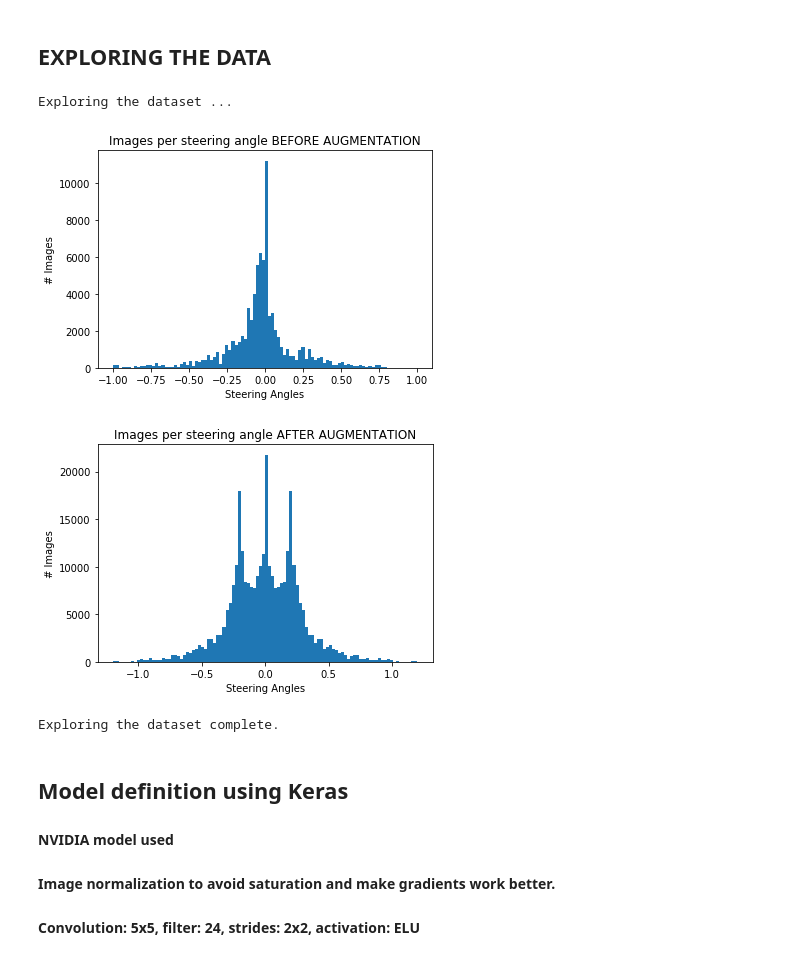
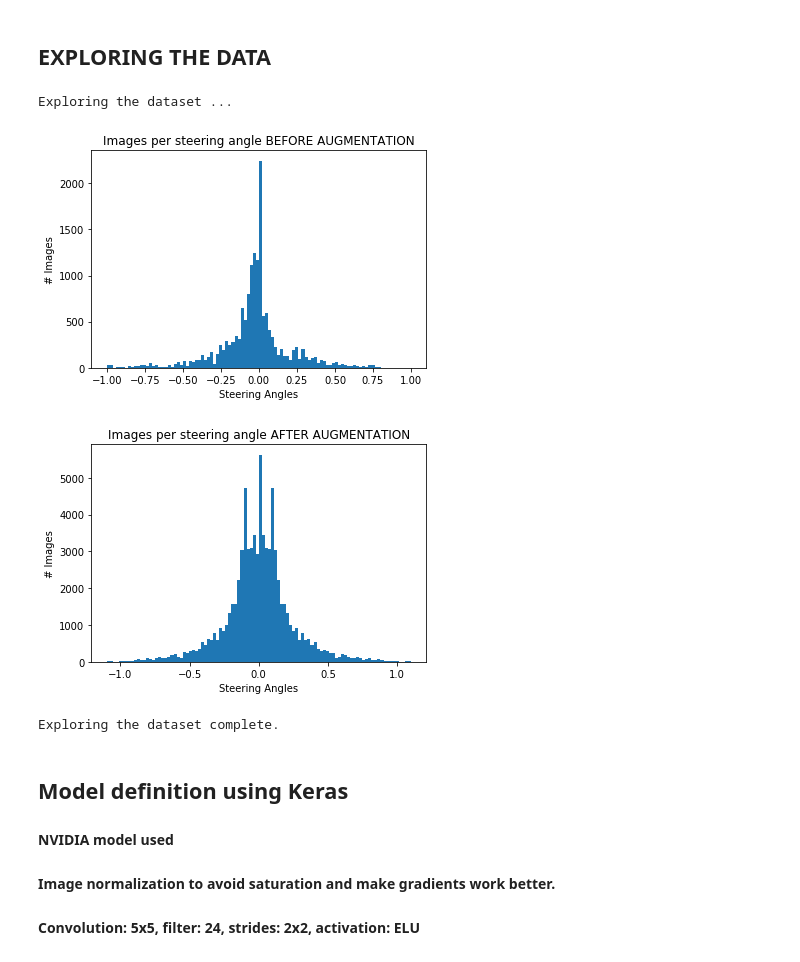
Before and after one commit to cristianku/CarND-Behavioral-Cloning-Project3, a Jupyter notebook: model.ipynb, the cells around one changed output. Drawn from its saved outputs; the diff is of its cells as text; code cells hidden in the pictures.

```diff
--- a/model.ipynb
+++ b/model.ipynb
@@ -120,14 +118,12 @@ np.array(samples_list).shape
 
 #### Adding previous images with the CURRENT steering angle
 # %%
-print ("Creating recurrent data")
-samples_list_recurrent = []
-for i,line in enumerate(samples_list):
-  if i% 1000 == 0 and i> 0 : print(".. recurrent data processed {}".format(i))
-  for ix in range( max(i-1,0), max(i-5,0), -1):
-      current_steering_angle = line[3]
+# print ("Creating recurrent data")
+# samples_list_recurrent = []
+# for i,line in enumerate(samples_list):
+#   if i% 1000 == 0 and i> 0 : print(".. recurrent data processed {}".format(i))
+#   for ix in range( max(i-1,0), max(i-5,0), -1):
+#       current_steering_angle = line[3]
 
-      samples_list_recurrent.append([samples_list[ix][0] ,samples_list[ix][1] ,samples_list[ix][2] ,line[3]])
-#       samples_list_recurrent.append([1,1,1,.1])
-
-print ("\nNew recurrent samples created {}".format(len(samples_list_recurrent)))
+#       samples_list_recurrent.append([samples_list[ix][0] ,samples_list[ix][1] ,samples_list[ix][2] ,line[3]])
+# print ("\nNew recurrent samples created {}".format(len(samples_list_recurrent)))
@@ -153,5 +130,5 @@ New recurrent samples created 63622
 # %% [markdown]
 ### Appending recurrent data to sample list
 # %%
-samples_list = samples_list + samples_list_recurrent
-print ("\nTotal samples including recurrent {}".format(len(samples_list)))
+# samples_list = samples_list + samples_list_recurrent
+# print ("\nTotal samples including recurrent {}".format(len(samples_list)))
@@ -163,9 +138,9 @@ Total samples including recurrent 79531
 from random import shuffle
 shuffle(samples_list)
 
-train_list = samples_list[0:int(0.6666*len(samples_list))]
+train_list = samples_list[0:int(0.80*len(samples_list))]
 
-val_list = samples_list[int(0.6666*len(samples_list)):int(1.0*len(samples_list))]
+val_list = samples_list[int(0.80*len(samples_list)):int(1.0*len(samples_list))]
 
 
 print ("\n\nThere are {} images in total ".format(len(samples_list)))
@@ -181,7 +156,7 @@ There are 79531 images in total
 def data_preprocess(line):
         preprocessed_samples=[]
         # STEERING ANGLE CALCULATION
-        correction = 0.2 # this is a parameter to tune
+        correction = 0.1 # this is a parameter to tune
         center_steering = float(line[3])
         left_steering   = center_steering + correction
         right_steering  = center_steering - correction
@@ -289,36 +270,36 @@ py_validation_steerings = hdf5_validation.create_array(hdf5_validation.root, 'va
 import matplotlib.pyplot as plt
 
 print("\nExploring the dataset ...")
 
 # It plots the histogram of an arrray of angles: [0.0,0.1, ..., -0.1]
 def plot_steering_histogram(steerings, title, num_bins=100):
     plt.hist(steerings, num_bins)
     plt.title(title)
     plt.xlabel('Steering Angles')
     plt.ylabel('# Images')
     plt.show()
 
 # # It plots the histogram of an arrray of associative arrays of angles: [{'steering':0.1}, {'steering':0.2}, ..., {'steering':-0.1}]
 def plot_dataset_histogram(samples, title, num_bins=100):
     steerings = []
     for item in samples:
 #         print (item)
         steerings.append( float(item) )
     plot_steering_histogram(steerings, title, num_bins)
 
 samples_before = np.array(samples_list)[:,3]
 # Plot the histogram of steering angles before the image augmentation
 plot_dataset_histogram(samples_before, 'Images per steering angle BEFORE AUGMENTATION', num_bins=100)
 samples_before = []
 
 # Plot the histogram of steering angles after the image augmentation
-plot_dataset_histogram(training_steering, 'Images per steering angle AFTER AUGMENTATION', num_bins=100)
+plot_dataset_histogram(py_training_steerings, 'Images per steering angle AFTER AUGMENTATION', num_bins=100)
 print("Exploring the dataset complete.")
 samples=[]
 # %% [output]
 Exploring the dataset ...
-[figure, old version]
+[figure, new version]
-[figure, old version]
+[figure, new version]
 Exploring the dataset complete.
 # %% [markdown]
 ## Model definition using Keras
```
Also changed, not shown: parts of 32 cells of this notebook, 1 other file.
